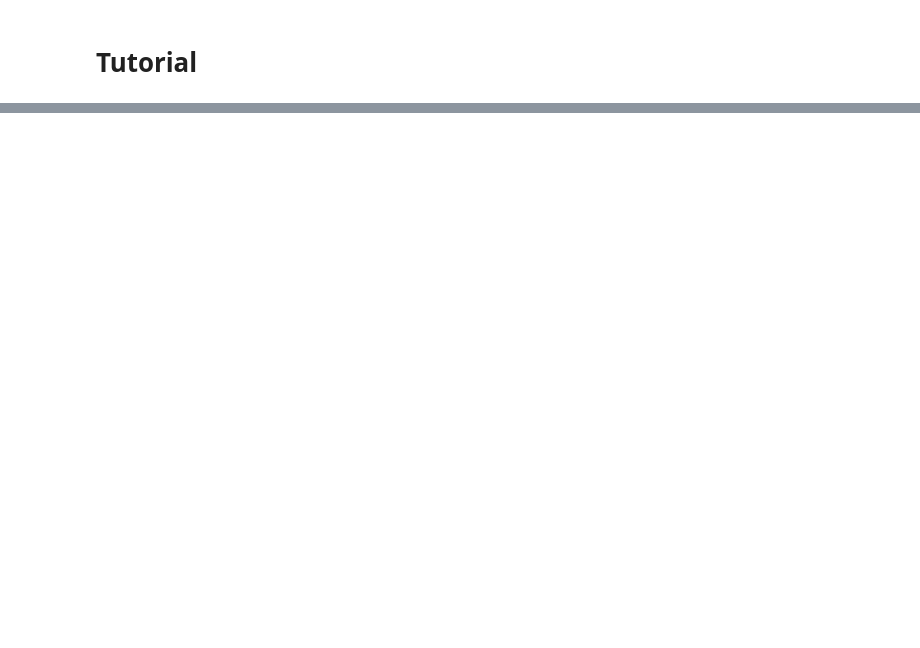
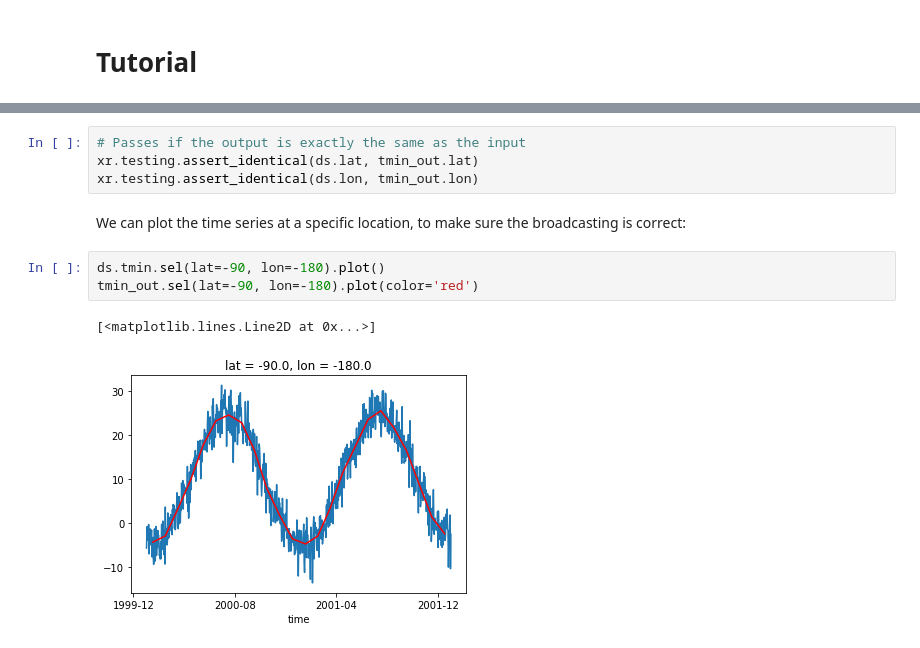
Before and after one commit to NCAR/xgriddedaxis, a Jupyter notebook: docs/source/notebooks/tutorial.ipynb, the cells around one changed output, grey strips where cells are left out. Saved outputs shown, nothing was run; the diff lists cells and outputs as text; blank space fills up the shorter version.

```diff
--- a/docs/source/notebooks/tutorial.ipynb
+++ b/docs/source/notebooks/tutorial.ipynb
@@ -61,0 +228,12 @@ Dimensions without coordinates: time, d2
+# %%
+# Passes if the output is exactly the same as the input
+xr.testing.assert_identical(ds.lat, tmin_out.lat)
+xr.testing.assert_identical(ds.lon, tmin_out.lon)
+# %% [markdown]
+We can plot the time series at a specific location, to make sure the broadcasting is correct:
+# %%
+ds.tmin.sel(lat=-90, lon=-180).plot()
+tmin_out.sel(lat=-90, lon=-180).plot(color='red')
+# %% [output]
+[<matplotlib.lines.Line2D at 0x...>]
+[figure, added]
```
Also changed, not shown: parts of 27 cells of this notebook, 1 other file.
